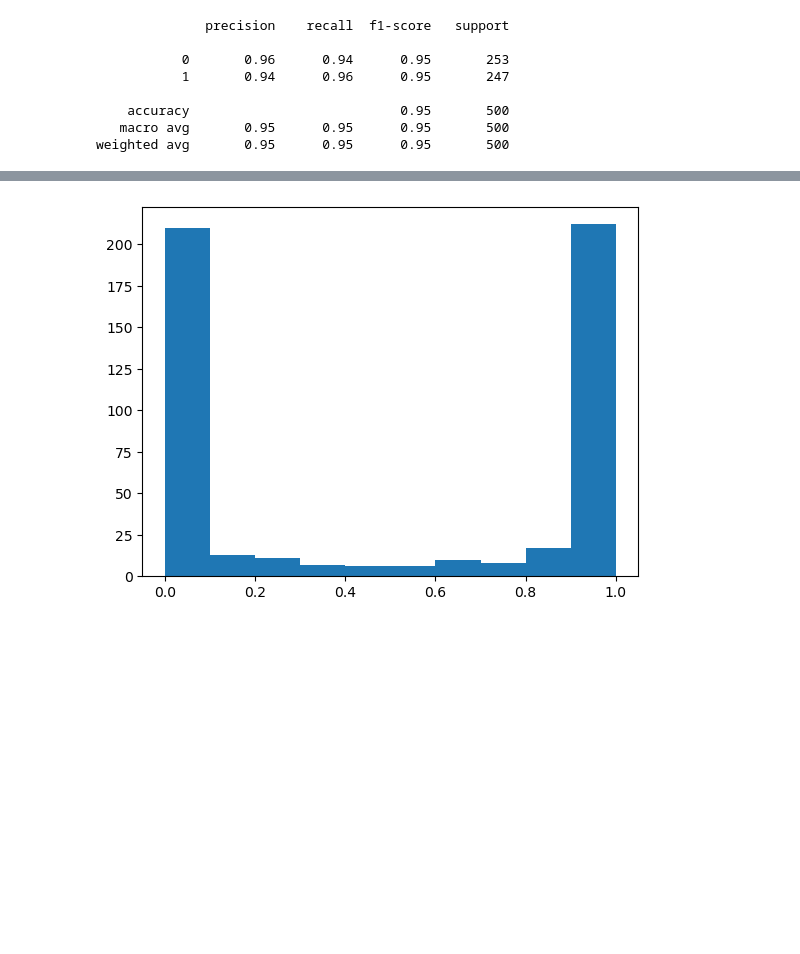
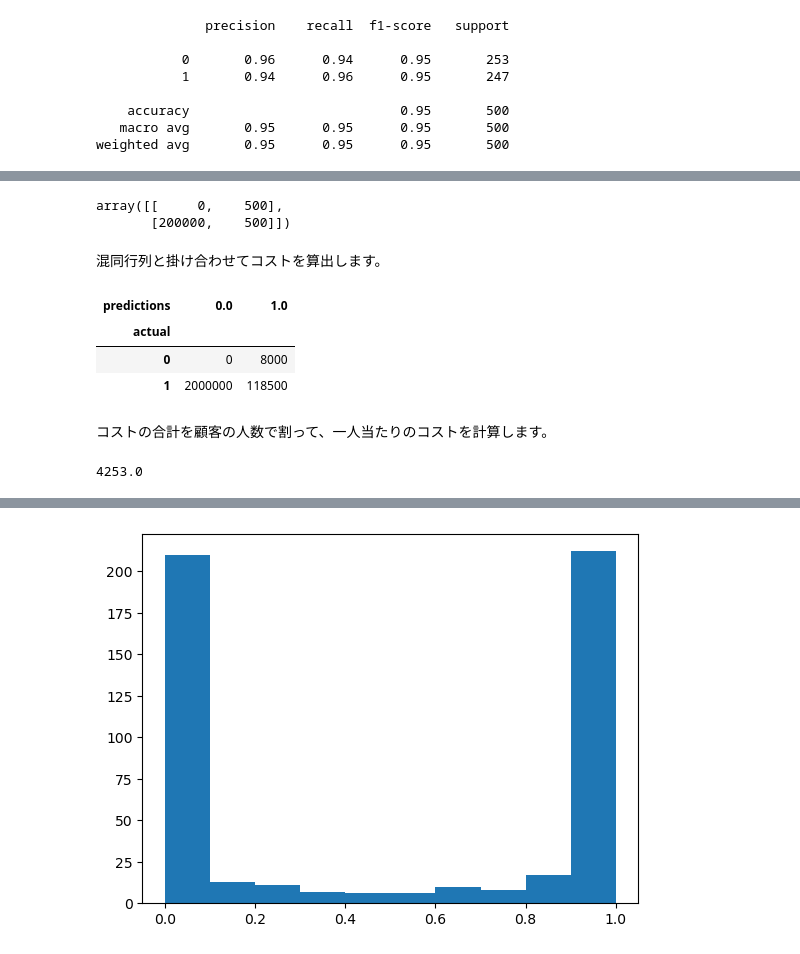
Before and after one commit to aws-samples/aws-ml-enablement-workshop, a Jupyter notebook: notebooks/scenario_churn/customer_churn.ipynb, the cells around one changed output, grey strips where cells are left out. Saved outputs shown, nothing was run; the diff lists cells and outputs as text; code cells hidden in the pictures; blank space fills up the shorter version.

```diff
--- a/notebooks/scenario_churn/customer_churn.ipynb
+++ b/notebooks/scenario_churn/customer_churn.ipynb
@@ -454,0 +477,22 @@ weighted avg       0.95      0.95      0.95       500
+# %%
+cost_matrix = np.array([[0, 500], [200000, 500]])
+cost_matrix
+# %% [output]
+array([[     0,    500],
+       [200000,    500]])
+# %% [markdown]
+混同行列と掛け合わせてコストを算出します。
+# %%
+total_cost = confusion_matrix * cost_matrix
+total_cost
+# %% [output]
+| predictions | 0.0 | 1.0 |
+| actual |  |  |
+| 0 | 0 | 8000 |
+| 1 | 2000000 | 118500 |
+# %% [markdown]
+コストの合計を顧客の人数で割って、一人当たりのコストを計算します。
+# %%
+np.sum(np.sum(total_cost)) / len(test_data)
+# %% [output]
+4253.0
```
Also changed, not shown: parts of 34 cells of this notebook.
